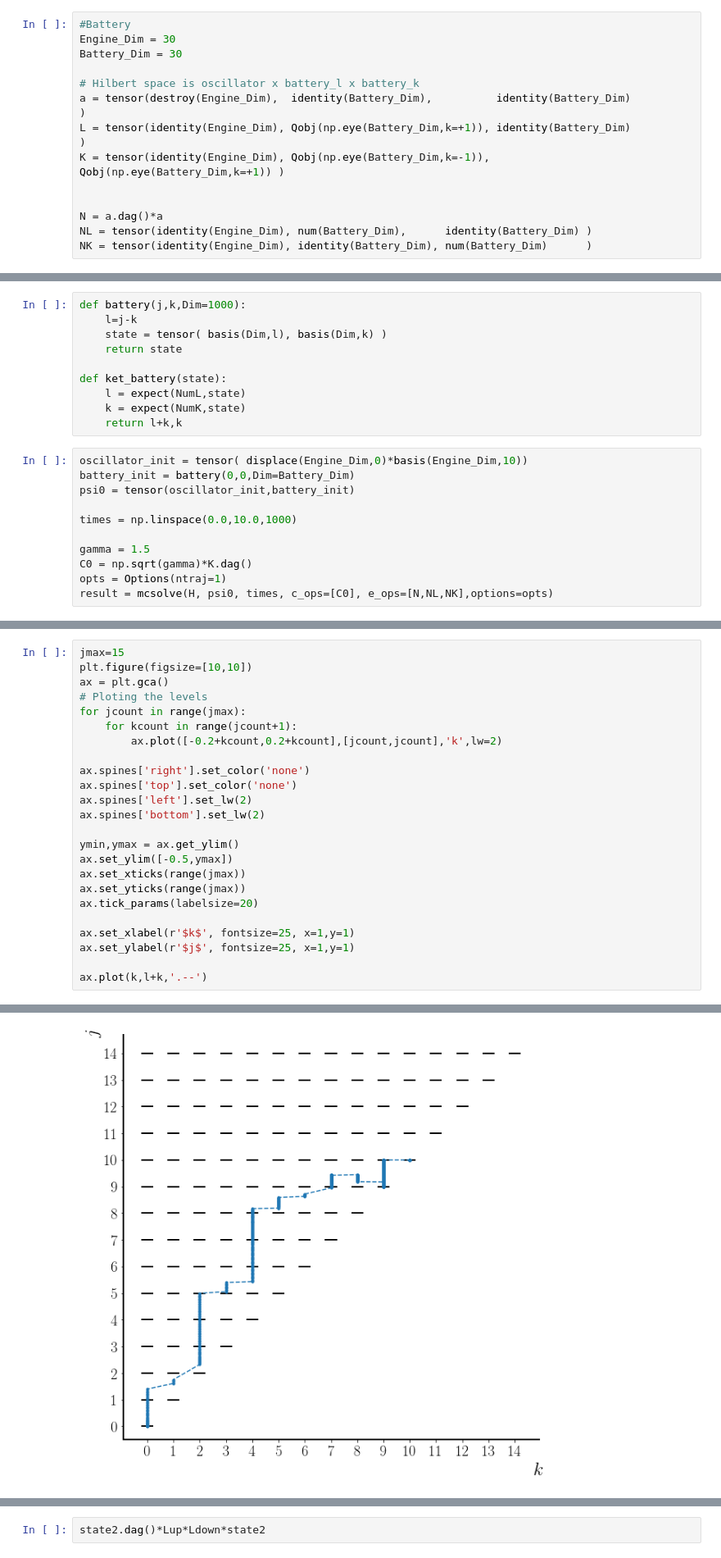
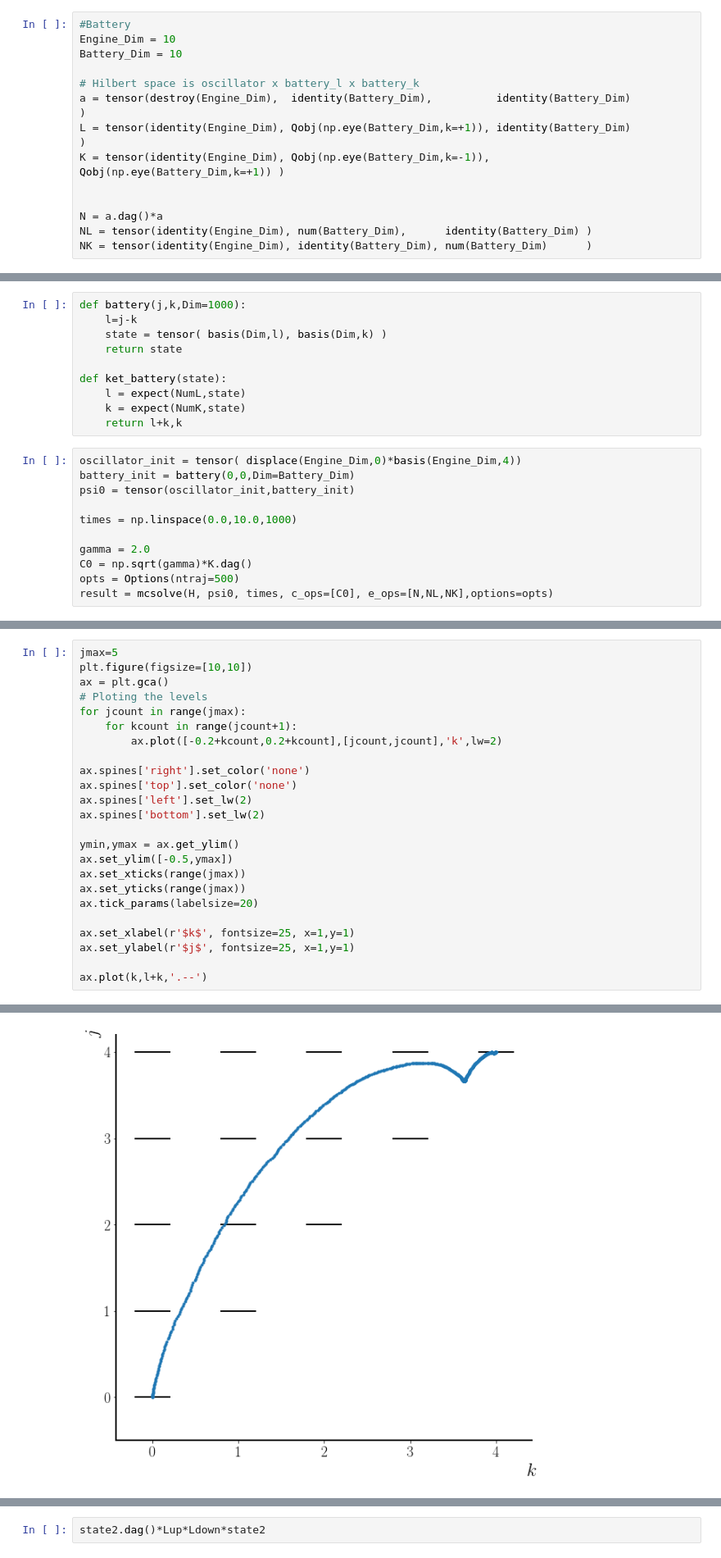
Before and after one commit to behnamgit/Q_Heat_Engine, a Jupyter notebook: Battery.ipynb, the cells around one changed output, grey strips where cells are left out. Shown at 82% size. Cells and saved outputs as stored; diff of their text form.

```diff
--- a/Battery.ipynb
+++ b/Battery.ipynb
@@ -8,8 +8,8 @@ rc('font',**{'family':'sans-serif','sans-serif':['Helvetica']})
 rc('text', usetex=True)
 # %%
 #Battery
-Engine_Dim = 30
-Battery_Dim = 30
+Engine_Dim = 10
+Battery_Dim = 10
 
 # Hilbert space is oscillator x battery_l x battery_k
 a = tensor(destroy(Engine_Dim),  identity(Battery_Dim),          identity(Battery_Dim)          )
@@ -68,14 +68,14 @@ def ket_battery(state):
     k = expect(NumK,state)
     return l+k,k
 # %%
-oscillator_init = tensor( displace(Engine_Dim,0)*basis(Engine_Dim,10))
+oscillator_init = tensor( displace(Engine_Dim,0)*basis(Engine_Dim,4))
 battery_init = battery(0,0,Dim=Battery_Dim)
 psi0 = tensor(oscillator_init,battery_init)
 
 times = np.linspace(0.0,10.0,1000)
 
-gamma = 1.5
+gamma = 2.0
 C0 = np.sqrt(gamma)*K.dag()
-opts = Options(ntraj=1)
+opts = Options(ntraj=500)
 result = mcsolve(H, psi0, times, c_ops=[C0], e_ops=[N,NL,NK],options=opts)
 # %% [output]
@@ -98,27 +108,27 @@ ax[1].legend()
 # %%
-jmax=15
+jmax=5
 plt.figure(figsize=[10,10])
 ax = plt.gca()
 # Ploting the levels
 for jcount in range(jmax):
     for kcount in range(jcount+1):
         ax.plot([-0.2+kcount,0.2+kcount],[jcount,jcount],'k',lw=2)
 
 ax.spines['right'].set_color('none')
 ax.spines['top'].set_color('none')
 ax.spines['left'].set_lw(2)
 ax.spines['bottom'].set_lw(2)
 
 ymin,ymax = ax.get_ylim()
 ax.set_ylim([-0.5,ymax])
 ax.set_xticks(range(jmax))
 ax.set_yticks(range(jmax))
 ax.tick_params(labelsize=20)
 
 ax.set_xlabel(r'$k$', fontsize=25, x=1,y=1)
 ax.set_ylabel(r'$j$', fontsize=25, x=1,y=1)
 
 ax.plot(k,l+k,'.--')
 # %% [output]
 [<matplotlib.lines.Line2D at 0x...>]
-[figure, old version]
+[figure, new version]
```
Also changed, not shown: parts of 11 cells of this notebook.
